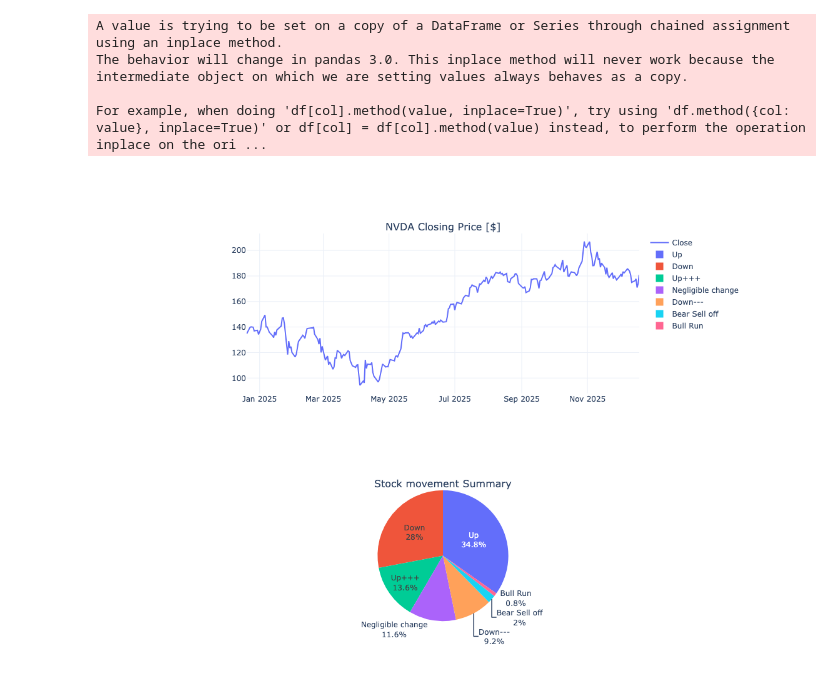
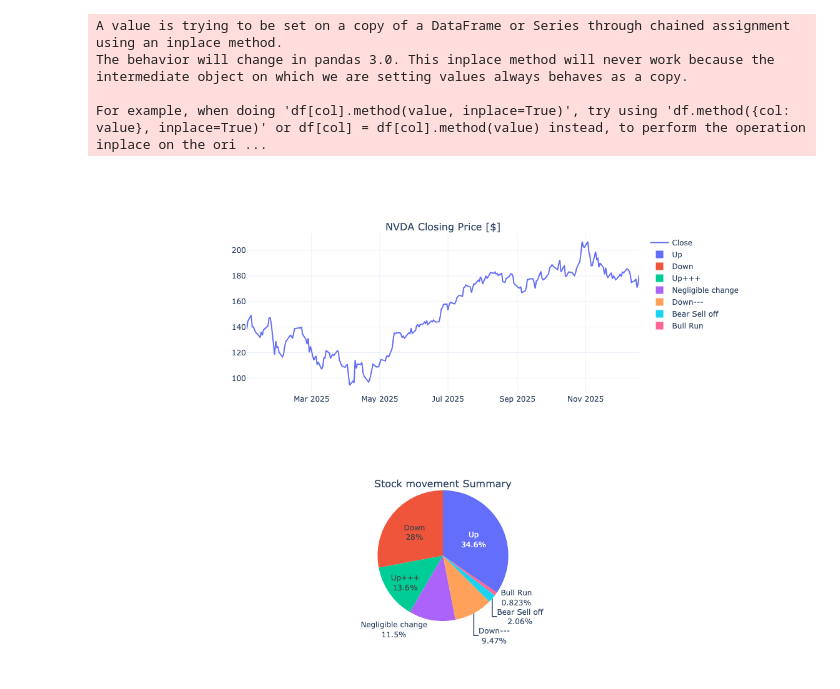
Before and after one commit to darshankakkad/finance, a Jupyter notebook: stock_movements_piechart.ipynb, the cells around one changed output. Drawn from its saved outputs; the diff is of its cells as text; code cells hidden in the pictures.

```diff
--- a/stock_movements_piechart.ipynb
+++ b/stock_movements_piechart.ipynb
@@ -70,10 +70,10 @@ def visualise_stock_movement(TCKR, period):
     #fig.add_scatter(x = nvda_df.index, y = nvda_df['Close'], name = 'Close')
     #stock_movements.plot(kind = 'pie', y = 'Stock Movements')
 # %%
-visualise_stock_movement("NVDA", "1y")
+visualise_stock_movement("NVDA", "ytd")
 # %% [output]
 A value is trying to be set on a copy of a DataFrame or Series through chained assignment using an inplace method.
 The behavior will change in pandas 3.0. This inplace method will never work because the intermediate object on which we are setting values always behaves as a copy.
 
 For example, when doing 'df[col].method(value, inplace=True)', try using 'df.method({col: value}, inplace=True)' or df[col] = df[col].method(value) instead, to perform the operation inplace on the ori ...
-[figure, old version]
+[figure, new version]
```
Also changed, not shown: parts of 9 cells of this notebook.
